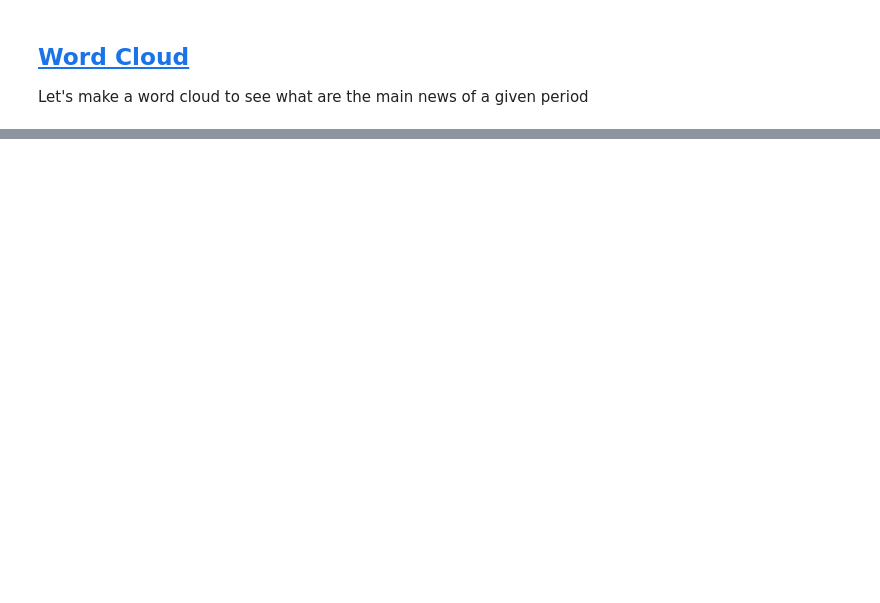
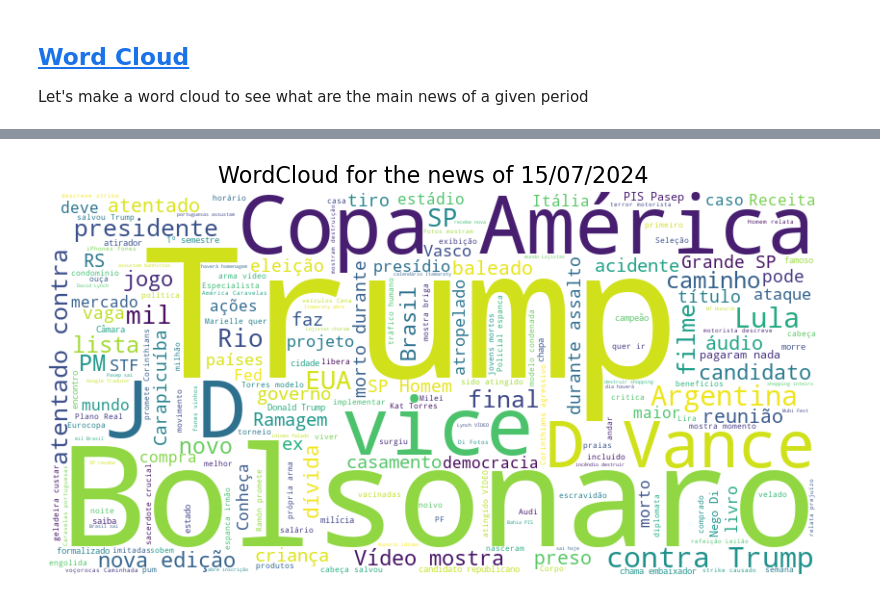
Before and after one commit to eliasmarts/Brazilian-News-Scraping, a Jupyter notebook: notebooks/data_analysis.ipynb, the cells around one changed output, grey strips where cells are left out. Saved outputs shown, nothing was run; the diff lists cells and outputs as text; code cells hidden in the pictures; blank space fills up the shorter version.

```diff
--- a/notebooks/data_analysis.ipynb
+++ b/notebooks/data_analysis.ipynb
@@ -160,0 +169,7 @@ Text(0.5, 1.0, 'WordCloud for the news of 13/07/2024')
+# %%
+
+generate_wordcloud(news_df, initial_date='2024-07-15', finish_date='2024-07-16')
+plt.title("WordCloud for the news of 15/07/2024", fontsize=16)
+plt.savefig("../reports/figures/wordcloud_trump.png")
+# %% [output]
+[figure, added]
```
Also changed, not shown: parts of 8 cells of this notebook, 4 other files.
